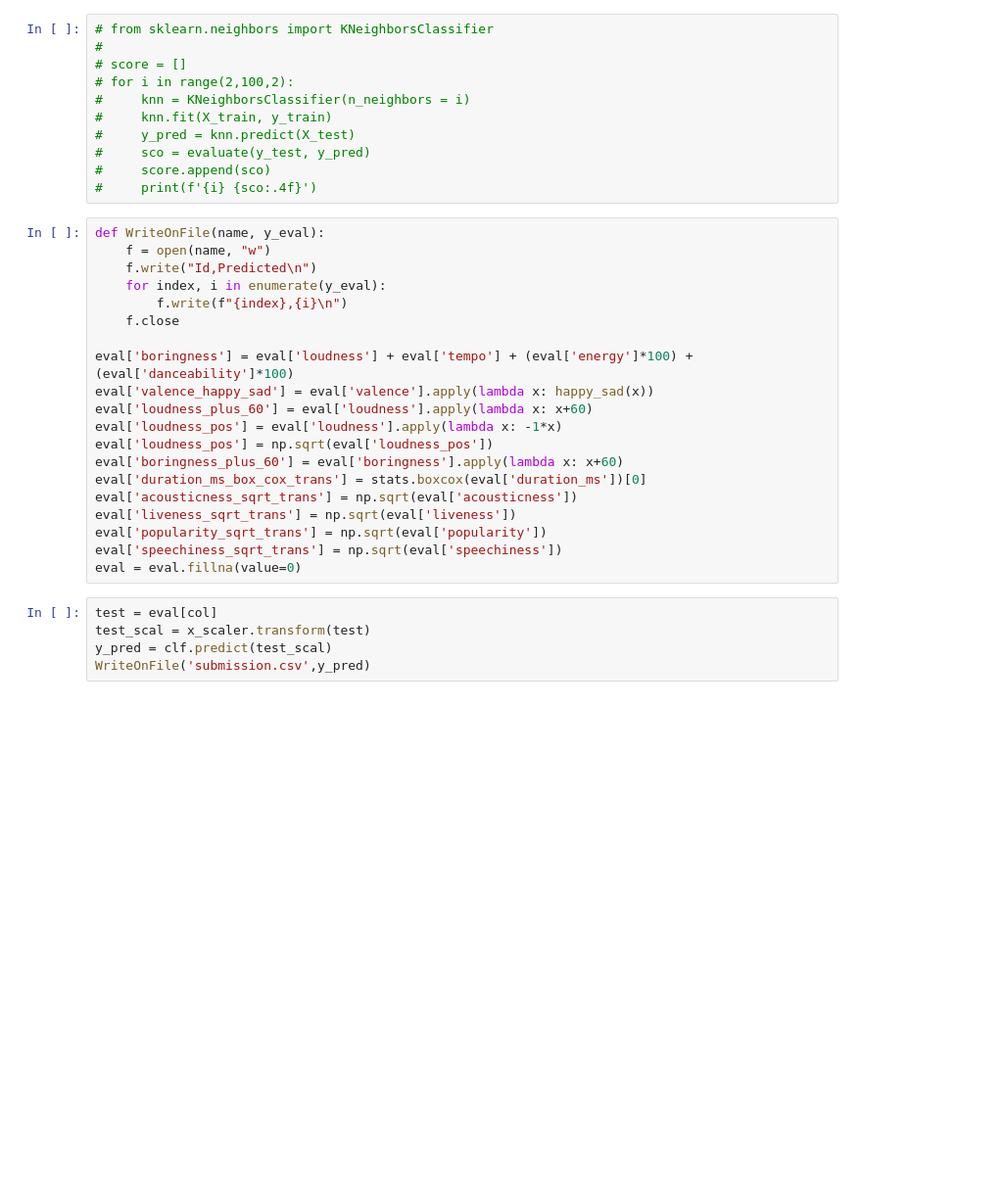
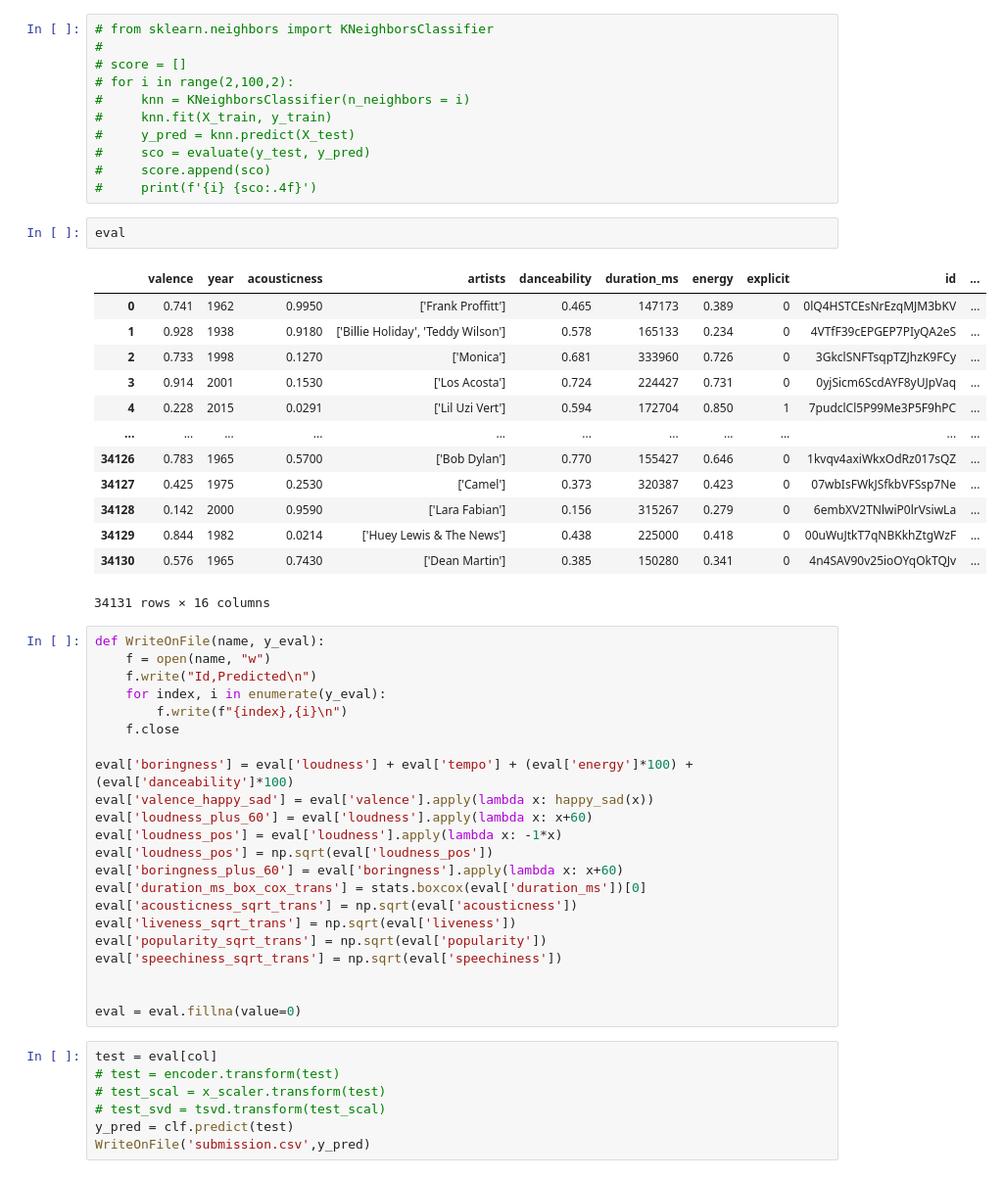
Before and after one commit to omiderfanmanesh/datascience-lab-winter-2021-project, a Jupyter notebook: classification.ipynb, the cells around one changed output. Shown at 98% size. Drawn from its saved outputs; the diff is of its cells as text; blank space fills up the shorter version.

```diff
--- a/classification.ipynb
+++ b/classification.ipynb
@@ -168,6 +304,22 @@ print(f' score {score}')
 #     sco = evaluate(y_test, y_pred)
 #     score.append(sco)
 #     print(f'{i} {sco:.4f}')
+# %%
+eval
+# %% [output]
+|  | valence | year | acousticness | artists | danceability | duration_ms | energy | explicit | id | ... |
+| 0 | 0.741 | 1962 | 0.9950 | ['Frank Proffitt'] | 0.465 | 147173 | 0.389 | 0 | 0lQ4HSTCEsNrEzqMJM3bKV | ... |
+| 1 | 0.928 | 1938 | 0.9180 | ['Billie Holiday', 'Teddy Wilson'] | 0.578 | 165133 | 0.234 | 0 | 4VTfF39cEPGEP7PIyQA2eS | ... |
+| 2 | 0.733 | 1998 | 0.1270 | ['Monica'] | 0.681 | 333960 | 0.726 | 0 | 3GkclSNFTsqpTZJhzK9FCy | ... |
+| 3 | 0.914 | 2001 | 0.1530 | ['Los Acosta'] | 0.724 | 224427 | 0.731 | 0 | 0yjSicm6ScdAYF8yUJpVaq | ... |
+| 4 | 0.228 | 2015 | 0.0291 | ['Lil Uzi Vert'] | 0.594 | 172704 | 0.850 | 1 | 7pudclCl5P99Me3P5F9hPC | ... |
+| ... | ... | ... | ... | ... | ... | ... | ... | ... | ... | ... |
+| 34126 | 0.783 | 1965 | 0.5700 | ['Bob Dylan'] | 0.770 | 155427 | 0.646 | 0 | 1kvqv4axiWkxOdRz017sQZ | ... |
+| 34127 | 0.425 | 1975 | 0.2530 | ['Camel'] | 0.373 | 320387 | 0.423 | 0 | 07wbIsFWkJSfkbVFSsp7Ne | ... |
+| 34128 | 0.142 | 2000 | 0.9590 | ['Lara Fabian'] | 0.156 | 315267 | 0.279 | 0 | 6embXV2TNlwiP0lrVsiwLa | ... |
+| 34129 | 0.844 | 1982 | 0.0214 | ['Huey Lewis & The News'] | 0.438 | 225000 | 0.418 | 0 | 00uWuJtkT7qNBKkhZtgWzF | ... |
+| 34130 | 0.576 | 1965 | 0.7430 | ['Dean Martin'] | 0.385 | 150280 | 0.341 | 0 | 4n4SAV90v25ioOYqOkTQJv | ... |
+34131 rows × 16 columns
 # %%
 def WriteOnFile(name, y_eval):
     f = open(name, "w")
@@ -187,9 +339,13 @@ eval['acousticness_sqrt_trans'] = np.sqrt(eval['acousticness'])
 eval['liveness_sqrt_trans'] = np.sqrt(eval['liveness'])
 eval['popularity_sqrt_trans'] = np.sqrt(eval['popularity'])
 eval['speechiness_sqrt_trans'] = np.sqrt(eval['speechiness'])
+
+
 eval = eval.fillna(value=0)
 # %%
 test = eval[col]
-test_scal = x_scaler.transform(test)
-y_pred = clf.predict(test_scal)
+# test = encoder.transform(test)
+# test_scal = x_scaler.transform(test)
+# test_svd = tsvd.transform(test_scal)
+y_pred = clf.predict(test)
 WriteOnFile('submission.csv',y_pred)
```
Also changed, not shown: parts of 24 cells of this notebook, 2 other files.
